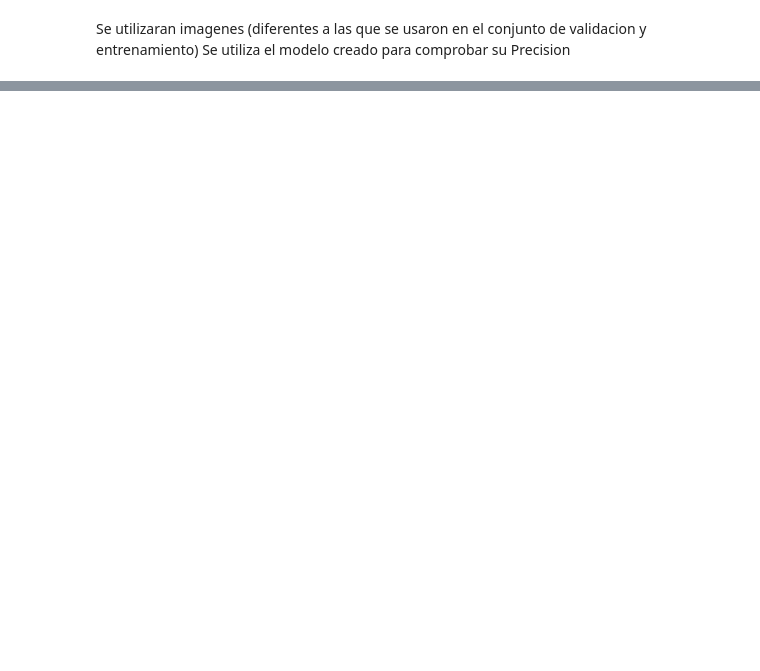
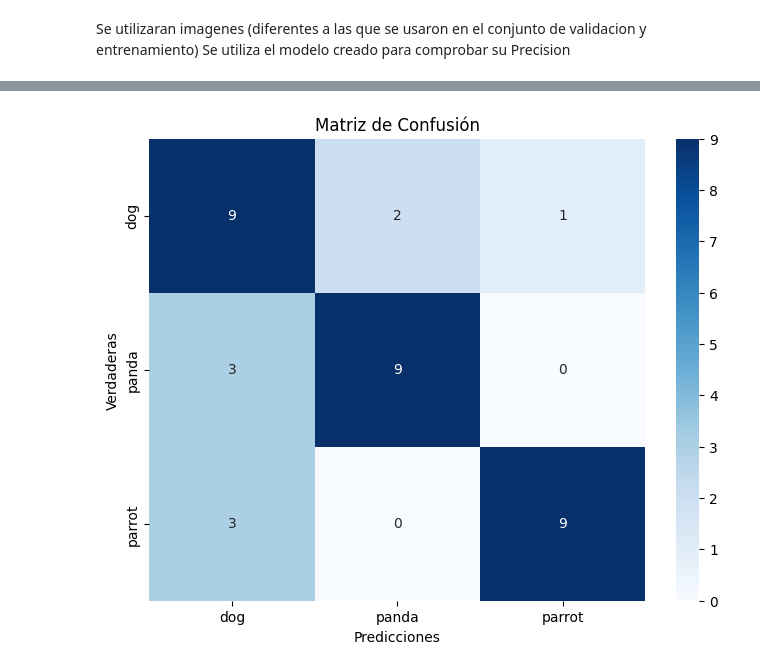
Before and after one commit to Wamach/MCD_PYCD, a Jupyter notebook: Tareas/Tarea 5/Actividad_5.ipynb, the cells around one changed output, grey strips where cells are left out. Saved outputs shown, nothing was run; the diff lists cells and outputs as text; code cells hidden in the pictures; blank space fills up the shorter version.

```diff
--- a/Tareas/Tarea 5/Actividad_5.ipynb
+++ b/Tareas/Tarea 5/Actividad_5.ipynb
@@ -134,0 +147,21 @@ plt.show()
+# %%
+from sklearn.metrics import confusion_matrix
+import seaborn as sns
+
+# Predecir las clases en el conjunto de validación
+y_true = validation_generator.classes
+y_pred = model.predict(validation_generator)
+y_pred_classes = np.argmax(y_pred, axis=1)
+
+# Crear matriz de confusión
+cm = confusion_matrix(y_true, y_pred_classes)
+
+# Mostrar la matriz de confusión con un mapa de calor
+plt.figure(figsize=(8, 6))
+sns.heatmap(cm, annot=True, fmt='d', cmap='Blues', xticklabels=categories, yticklabels=categories)
+plt.title('Matriz de Confusión')
+plt.xlabel('Predicciones')
+plt.ylabel('Verdaderas')
+plt.savefig('actividad_5_matriz_confusion.png')
+plt.show()
+# %% [output]
@@ -135,3 +169,4 @@ plt.show()
+[figure, added]
 # %%
 from tensorflow.keras.preprocessing import image
 import numpy as np
```
Also changed, not shown: parts of 8 cells of this notebook, 4 other files.
